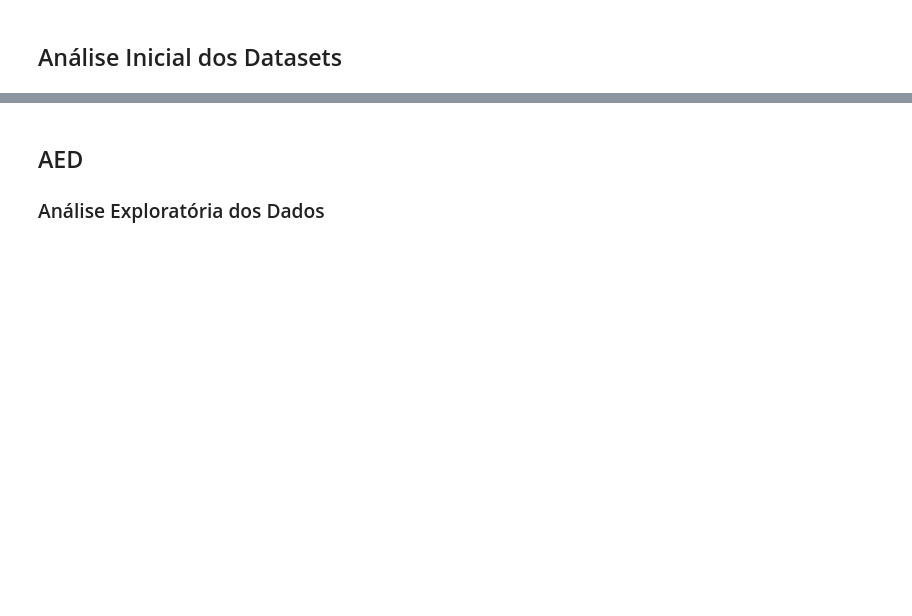
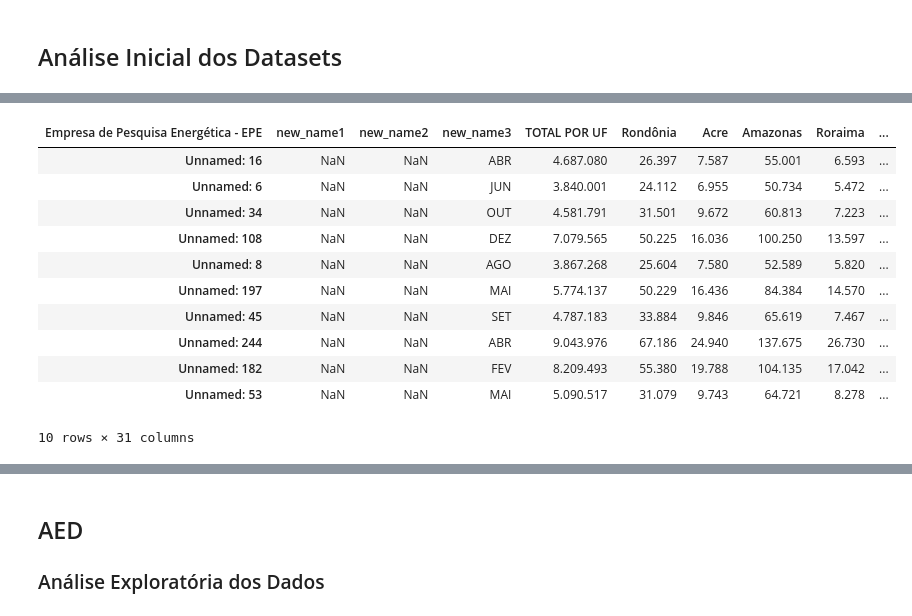
Before and after one commit to PET-Controle-e-Automacao-UESC/contas_de_energia, a Jupyter notebook: src/main.ipynb, the cells around one changed output, grey strips where cells are left out. Saved outputs shown, nothing was run; the diff lists cells and outputs as text; code cells hidden in the pictures; blank space fills up the shorter version.

```diff
--- a/src/main.ipynb
+++ b/src/main.ipynb
@@ -69,0 +126,18 @@ df_residencial_raw = pd.read_csv("./datasets_directory/raw/CONSUMO MENSAL DE ENE
+# %%
+columns_to_rename = pd.Series(df_residencial_transposto.columns)
+columns_to_rename = columns_to_rename.fillna("new_name" + (columns_to_rename.groupby(columns_to_rename.isnull()).cumcount() + 1).astype(str))
+df_residencial_transposto.columns = columns_to_rename
+df_residencial_transposto.sample(10)
+# %% [output]
+| Empresa de Pesquisa Energética - EPE | new_name1 | new_name2 | new_name3 | TOTAL POR UF | Rondônia | Acre | Amazonas | Roraima | ... |
+| Unnamed: 16 | NaN | NaN | ABR | 4.687.080 | 26.397 | 7.587 | 55.001 | 6.593 | ... |
+| Unnamed: 6 | NaN | NaN | JUN | 3.840.001 | 24.112 | 6.955 | 50.734 | 5.472 | ... |
+| Unnamed: 34 | NaN | NaN | OUT | 4.581.791 | 31.501 | 9.672 | 60.813 | 7.223 | ... |
+| Unnamed: 108 | NaN | NaN | DEZ | 7.079.565 | 50.225 | 16.036 | 100.250 | 13.597 | ... |
+| Unnamed: 8 | NaN | NaN | AGO | 3.867.268 | 25.604 | 7.580 | 52.589 | 5.820 | ... |
+| Unnamed: 197 | NaN | NaN | MAI | 5.774.137 | 50.229 | 16.436 | 84.384 | 14.570 | ... |
+| Unnamed: 45 | NaN | NaN | SET | 4.787.183 | 33.884 | 9.846 | 65.619 | 7.467 | ... |
+| Unnamed: 244 | NaN | NaN | ABR | 9.043.976 | 67.186 | 24.940 | 137.675 | 26.730 | ... |
+| Unnamed: 182 | NaN | NaN | FEV | 8.209.493 | 55.380 | 19.788 | 104.135 | 17.042 | ... |
+| Unnamed: 53 | NaN | NaN | MAI | 5.090.517 | 31.079 | 9.743 | 64.721 | 8.278 | ... |
+10 rows × 31 columns
```
Also changed, not shown: parts of 10 cells of this notebook, 1 other file.
